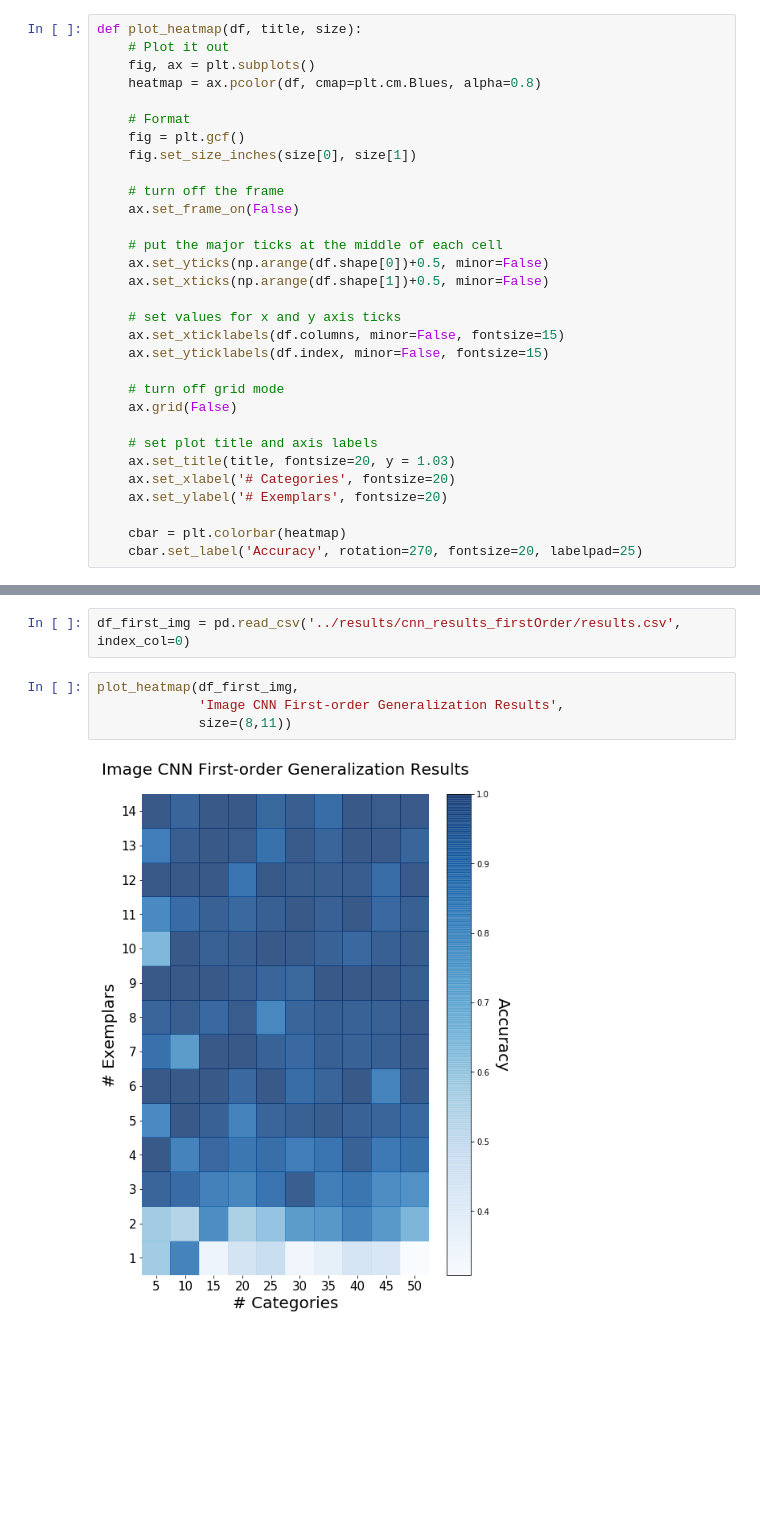
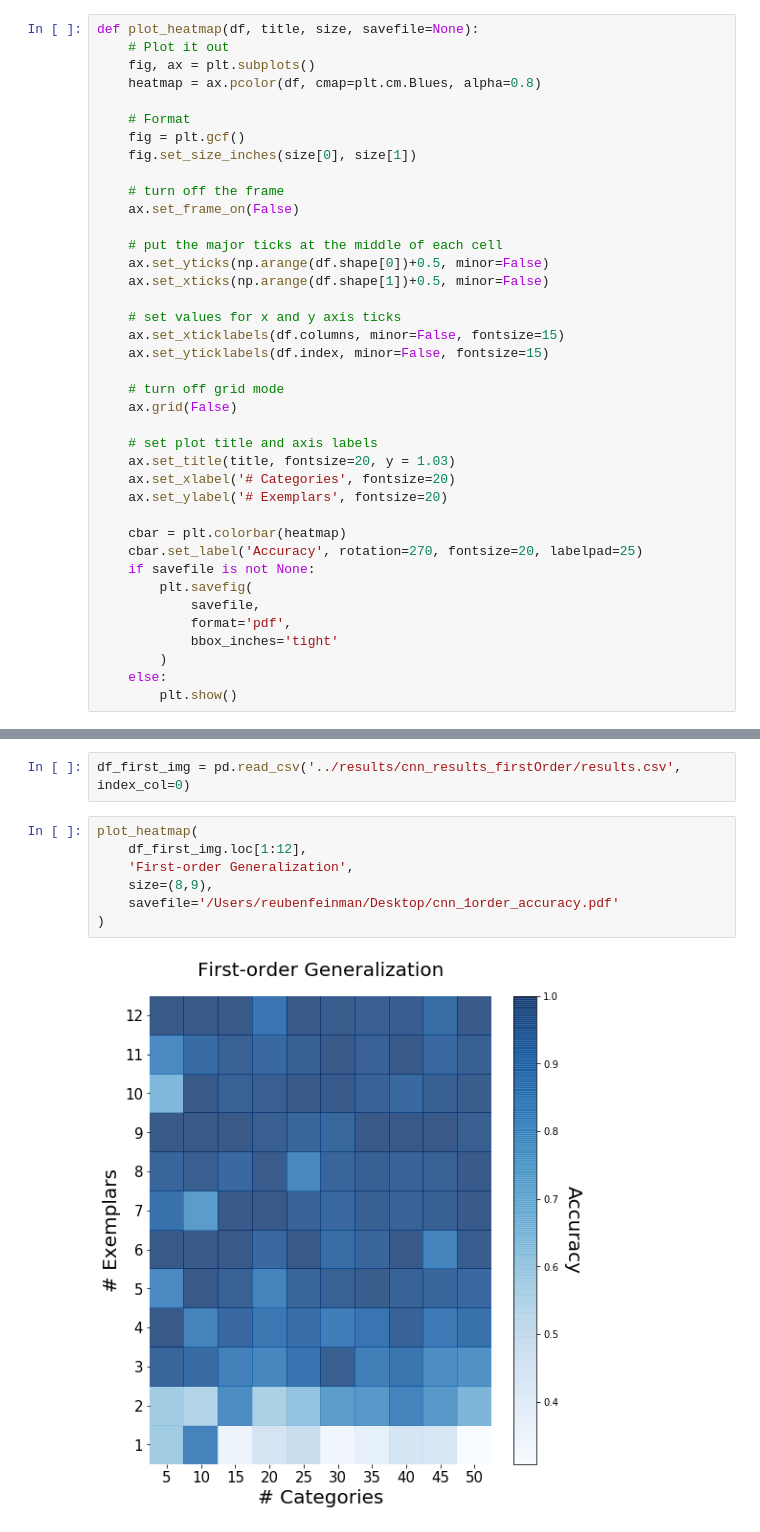
Before and after one commit to rfeinman/learning-to-learn, a Jupyter notebook: notebooks/heatmap.ipynb, the cells around one changed output, grey strips where cells are left out. Cells and saved outputs as stored; diff of their text form; blank space fills up the shorter version.

```diff
--- a/notebooks/heatmap.ipynb
+++ b/notebooks/heatmap.ipynb
@@ -7,7 +7,7 @@ import matplotlib.pyplot as plt
 import numpy as np
 import pandas as pd
 # %%
-def plot_heatmap(df, title, size):
+def plot_heatmap(df, title, size, savefile=None):
     # Plot it out
     fig, ax = plt.subplots()
     heatmap = ax.pcolor(df, cmap=plt.cm.Blues, alpha=0.8)
@@ -37,6 +37,14 @@ def plot_heatmap(df, title, size):
 
     cbar = plt.colorbar(heatmap)
     cbar.set_label('Accuracy', rotation=270, fontsize=20, labelpad=25)
+    if savefile is not None:
+        plt.savefig(
+            savefile,
+            format='pdf',
+            bbox_inches='tight'
+        )
+    else:
+        plt.show()
 # %%
 df_first1 = pd.read_csv('../results/mlp_results_firstOrder1.csv', index_col=0)
 df_first2 = pd.read_csv('../results/mlp_results_firstOrder2.csv', index_col=0)
@@ -138,10 +152,13 @@ df_second1.loc[1:12]
 # %%
 df_first_img = pd.read_csv('../results/cnn_results_firstOrder/results.csv', index_col=0)
 # %%
-plot_heatmap(df_first_img,
-             'Image CNN First-order Generalization Results',
-             size=(8,11))
+plot_heatmap(
+    df_first_img.loc[1:12],
+    'First-order Generalization',
+    size=(8,9),
+    savefile='/Users/reubenfeinman/Desktop/cnn_1order_accuracy.pdf'
+)
 # %% [output]
-[figure, old version]
+[figure, new version]
 # %%
 df_second_img = pd.read_csv('../results/cnn_results_secondOrder/results.csv', index_col=0)
```
Also changed, not shown: parts of 4 cells of this notebook, 1 other file.
